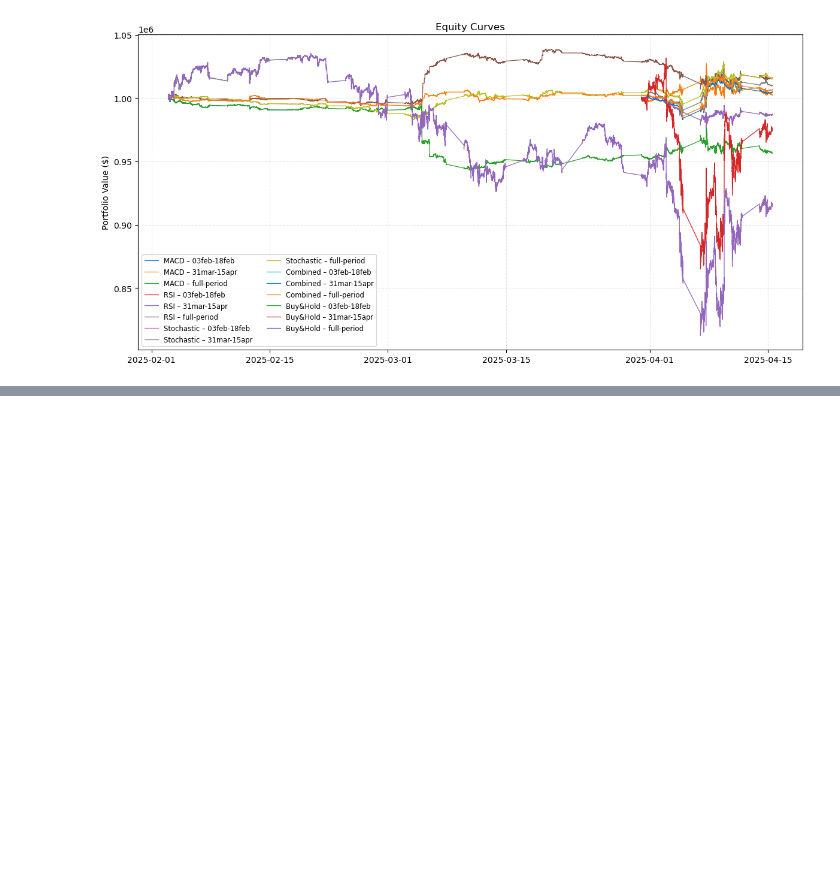
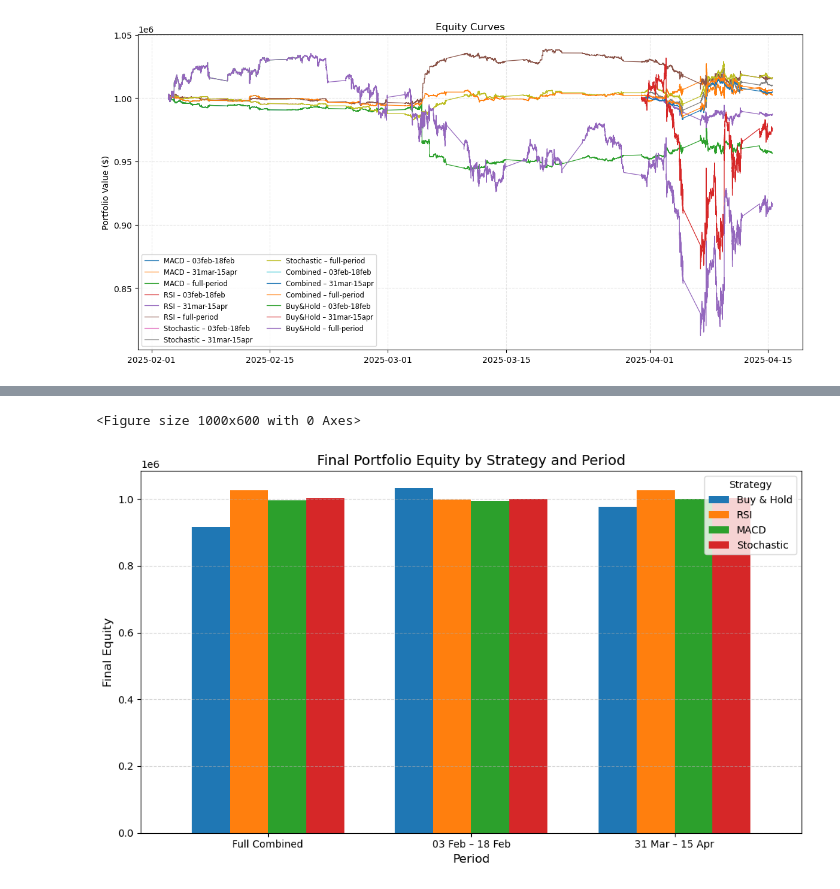
Before and after one commit to OscarOlsen98/Algorithmic-Trading, a Jupyter notebook: Nykode.ipynb, the cells around one changed output, grey strips where cells are left out. Saved outputs shown, nothing was run; the diff lists cells and outputs as text; code cells hidden in the pictures; blank space fills up the shorter version.

```diff
--- a/Nykode.ipynb
+++ b/Nykode.ipynb
@@ -184,0 +929,10 @@ full-period MACD         956567.00 -43433.00   -0.00  -0.06   69055
+# %%
+def compute_buy_and_hold(df, cash=1_000_000):
+    buy_price = df['close'].iloc[0]
+    sell_price = df['close'].iloc[-1]
+    shares = cash / buy_price
+    return shares * sell_price
+# %%
+rsi_params = {'rsi_period': 14, 'ob': 70, 'os': 30}
+macd_params = {'fast': 8, 'slow': 26, 'signal': 6}
+stoch_params = {'k': 14, 'd': 5, 'ob': 70, 'os': 20}
@@ -184,0 +1165,28 @@ full-period MACD         956567.00 -43433.00   -0.00  -0.06   69055
+# %%
+import matplotlib.pyplot as plt
+
+import pandas as pd
+
+df_results = pd.DataFrame(results)
+
+
+# Assuming you have a DataFrame called `df_results` like this:
+# | Period | Buy & Hold | RSI | MACD | Stochastic |
+
+df_results.set_index("Period", inplace=True)
+
+# Plotting
+plt.figure(figsize=(10, 6))
+df_results.plot(kind='bar', figsize=(10, 6), width=0.75)
+
+plt.title("Final Portfolio Equity by Strategy and Period", fontsize=14)
+plt.ylabel("Final Equity", fontsize=12)
+plt.xlabel("Period", fontsize=12)
+plt.xticks(rotation=0)
+plt.grid(axis='y', linestyle='--', alpha=0.5)
+plt.legend(title="Strategy")
+plt.tight_layout()
+plt.show()
+# %% [output]
+<Figure size 1000x600 with 0 Axes>
+[figure, added]
```
Also changed, not shown: parts of 7 cells of this notebook, 10 other files.
